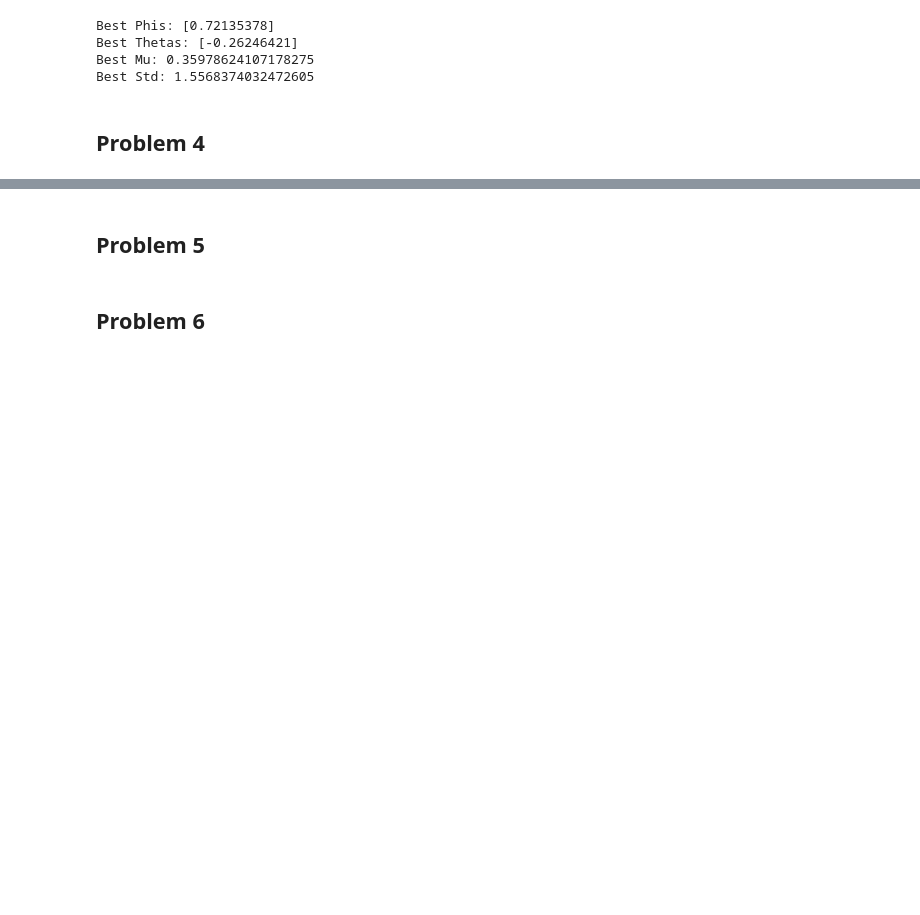
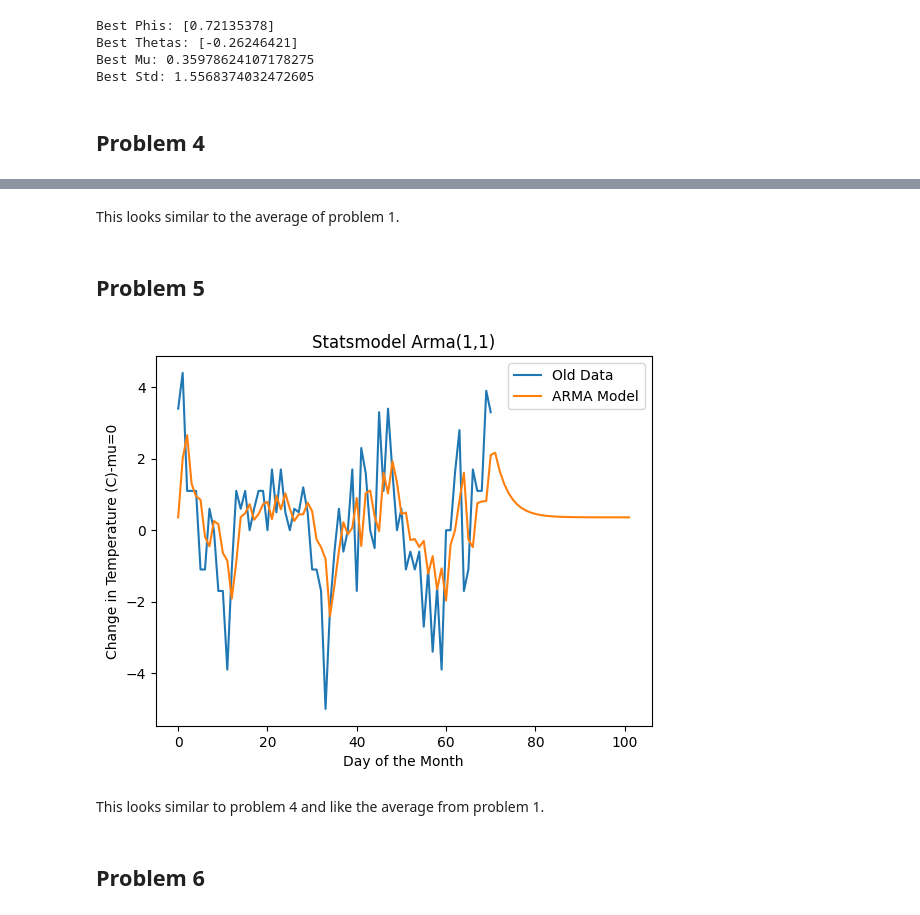
Before and after one commit to dperkins3pi/Modeling-with-Uncertainty-and-Data, a Jupyter notebook: ARMA/arma.ipynb, the cells around one changed output, grey strips where cells are left out. Cells and saved outputs as stored; diff of their text form; code cells hidden in the pictures; blank space fills up the shorter version.

```diff
--- a/ARMA/arma.ipynb
+++ b/ARMA/arma.ipynb
@@ -279,21 +278,61 @@ arma_forecast(filename='weather.npy', phis=best_phis,
+# %% [markdown]
+This looks similar to the average of problem 1.
 # %% [markdown]
 ## Problem 5
-# %%
-def sm_arma(filename='weather.npy', p_max=3, q_max=3, n=30):
-    """
-    Build an ARMA model with statsmodel and
-    predict future n values.
-
-    Parameters:
-        filename (str): data filename
-        p_max (int): maximum order of autoregressive model
-        q_max (int): maximum order of moving average model
-        n (int): number of values to predict
-
-    Return:
-        aic (float): aic of optimal model
-    """
-    raise NotImplementedError('Problem 5 Incomplete')
+# %%
+def sm_arma(filename='weather.npy', p_max=3, q_max=3, n=30):
+    """
+    Build an ARMA model with statsmodel and
+    predict future n values.
+
+    Parameters:
+        filename (str): data filename
+        p_max (int): maximum order of autoregressive model
+        q_max (int): maximum order of moving average model
+        n (int): number of values to predict
+
+    Return:
+        aic (float): aic of optimal model
+    """
+    # Load in data
+    data = np.load(filename)
+    z = np.diff(data)  # Take the difference to make it covariance stationary
+
+    best_AIC = np.inf
+    best_model = None
+
+    # Iterate through all sizes
+    for p in range(1, p_max+1):
+        for q in range(1, q_max + 1):
+            # Create model use statsmodel
+            model = ARIMA(z, order=(p, 0, q), trend='c').fit(method="innovations_mle")
+
+            # Store it if optimal
+            if model.aic < best_AIC:
+                best_AIC = model.aic
+                best_model = model
+
+    # Get predictions
+    predictions = best_model.predict(start=0, end=len(z)+n)
+
+    # Plot it
+    ts = np.arange(len(z))
+    plt.xlabel("Day of the Month")
+    plt.ylabel("Change in Temperature (C)-mu=0")
+    plt.title("Statsmodel Arma(1,1)")
+    plt.plot(ts, z, label="Old Data")
+    plt.plot(np.arange(len(predictions)), predictions, label="ARMA Model")
+    plt.legend()
+    plt.show()
+
+    return best_AIC
+
+
+best_AIC = sm_arma()
+# %% [output]
+[figure, added]
+# %% [markdown]
+This looks similar to problem 4 and like the average from problem 1.
 # %% [markdown]
 ## Problem 6
 # %%
```
Also changed, not shown: parts of 2 cells of this notebook.
